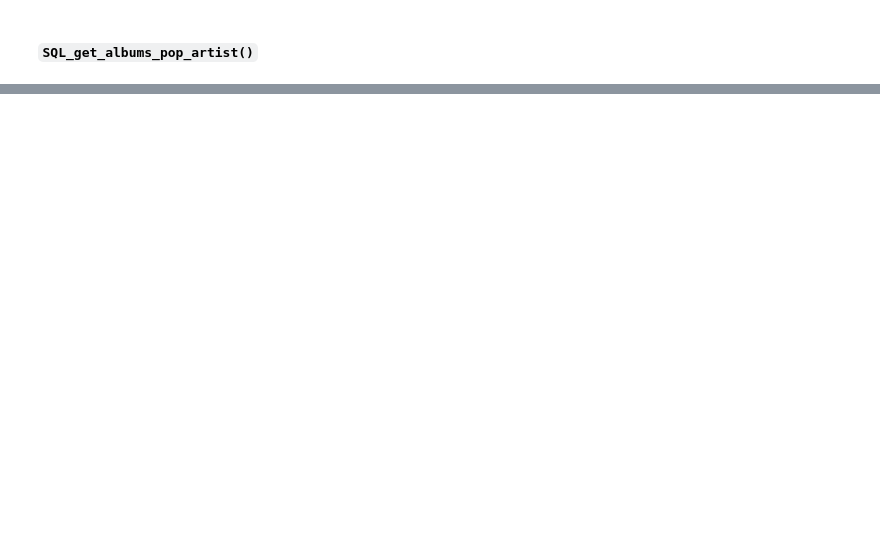
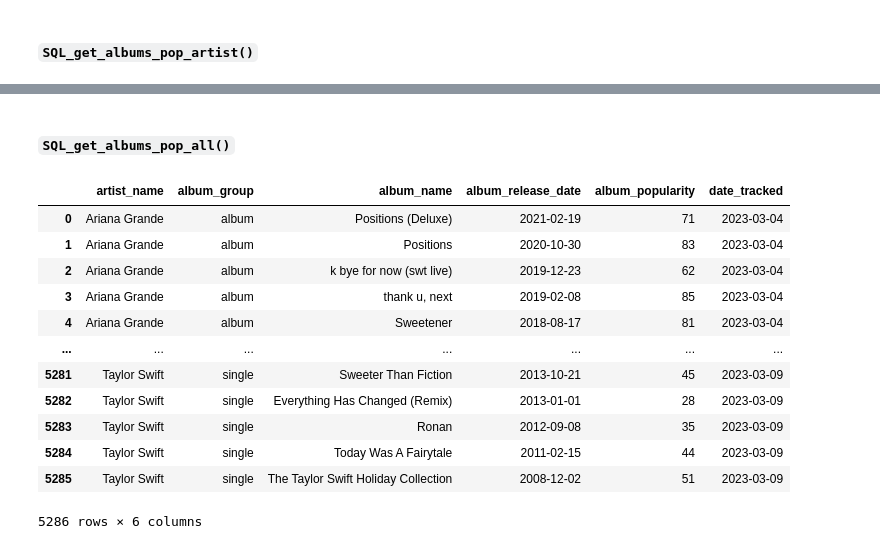
Before and after one commit to jttsai99/Spotify-PlayCounts, a Jupyter notebook: notebooks/visualizations.ipynb, the cells around one changed output, grey strips where cells are left out. Cells and saved outputs as stored; diff of their text form; code cells hidden in the pictures; blank space fills up the shorter version.

```diff
--- a/notebooks/visualizations.ipynb
+++ b/notebooks/visualizations.ipynb
@@ -165,0 +257,2 @@ df
+# %% [markdown]
+#### `SQL_get_albums_pop_all()`
@@ -165,0 +272,17 @@ df
+# %%
+df = SQL_get_albums_pop_all()
+df
+# %% [output]
+|  | artist_name | album_group | album_name | album_release_date | album_popularity | date_tracked |
+| 0 | Ariana Grande | album | Positions (Deluxe) | 2021-02-19 | 71 | 2023-03-04 |
+| 1 | Ariana Grande | album | Positions | 2020-10-30 | 83 | 2023-03-04 |
+| 2 | Ariana Grande | album | k bye for now (swt live) | 2019-12-23 | 62 | 2023-03-04 |
+| 3 | Ariana Grande | album | thank u, next | 2019-02-08 | 85 | 2023-03-04 |
+| 4 | Ariana Grande | album | Sweetener | 2018-08-17 | 81 | 2023-03-04 |
+| ... | ... | ... | ... | ... | ... | ... |
+| 5281 | Taylor Swift | single | Sweeter Than Fiction | 2013-10-21 | 45 | 2023-03-09 |
+| 5282 | Taylor Swift | single | Everything Has Changed (Remix) | 2013-01-01 | 28 | 2023-03-09 |
+| 5283 | Taylor Swift | single | Ronan | 2012-09-08 | 35 | 2023-03-09 |
+| 5284 | Taylor Swift | single | Today Was A Fairytale | 2011-02-15 | 44 | 2023-03-09 |
+| 5285 | Taylor Swift | single | The Taylor Swift Holiday Collection | 2008-12-02 | 51 | 2023-03-09 |
+5286 rows × 6 columns
```
Also changed, not shown: parts of 32 cells of this notebook, 1 other file.
